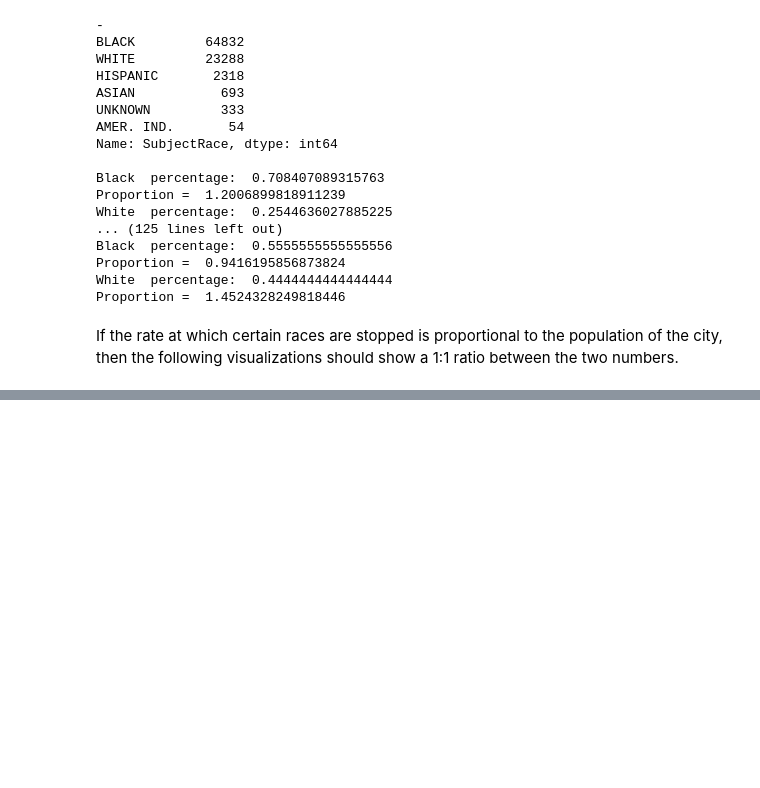
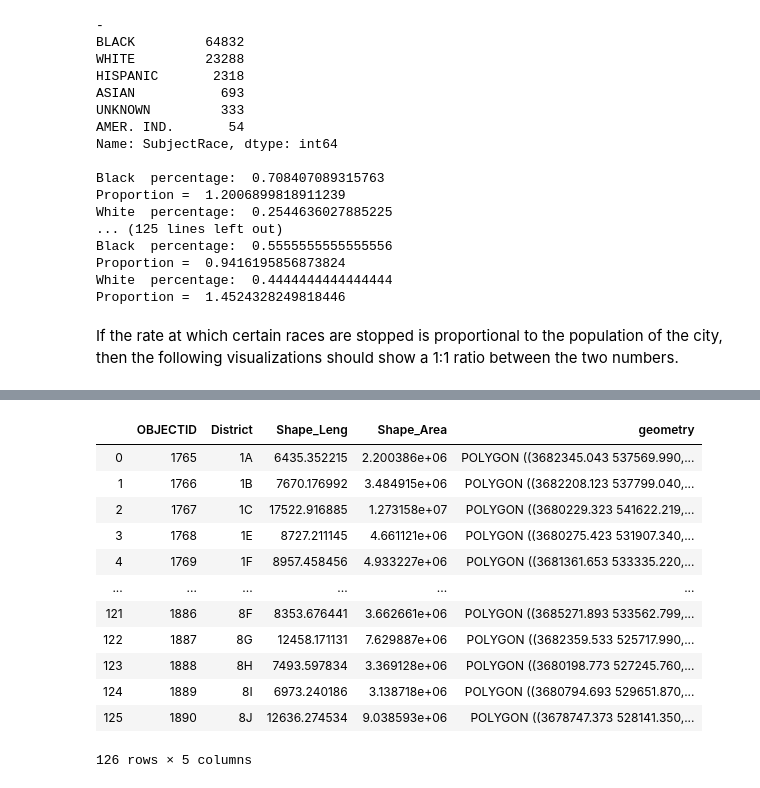
Before and after one commit to Icasas101/FinalDSTutorial, a Jupyter notebook: Final DS Tutorial.ipynb, the cells around one changed output, grey strips where cells are left out. Saved outputs shown, nothing was run; the diff lists cells and outputs as text; code cells hidden in the pictures; blank space fills up the shorter version.

```diff
--- a/Final DS Tutorial.ipynb
+++ b/Final DS Tutorial.ipynb
@@ -1150,0 +1218,17 @@ proDf.plot.bar(title="Proportion of races").hlines(1, -1, 7)
+# %%
+map_df = map_df.rename(columns={"Zone": "District"})
+map_df
+# %% [output]
+|  | OBJECTID | District | Shape_Leng | Shape_Area | geometry |
+| 0 | 1765 | 1A | 6435.352215 | 2.200386e+06 | POLYGON ((3682345.043 537569.990,... |
+| 1 | 1766 | 1B | 7670.176992 | 3.484915e+06 | POLYGON ((3682208.123 537799.040,... |
+| 2 | 1767 | 1C | 17522.916885 | 1.273158e+07 | POLYGON ((3680229.323 541622.219,... |
+| 3 | 1768 | 1E | 8727.211145 | 4.661121e+06 | POLYGON ((3680275.423 531907.340,... |
+| 4 | 1769 | 1F | 8957.458456 | 4.933227e+06 | POLYGON ((3681361.653 533335.220,... |
+| ... | ... | ... | ... | ... | ... |
+| 121 | 1886 | 8F | 8353.676441 | 3.662661e+06 | POLYGON ((3685271.893 533562.799,... |
+| 122 | 1887 | 8G | 12458.171131 | 7.629887e+06 | POLYGON ((3682359.533 525717.990,... |
+| 123 | 1888 | 8H | 7493.597834 | 3.369128e+06 | POLYGON ((3680198.773 527245.760,... |
+| 124 | 1889 | 8I | 6973.240186 | 3.138718e+06 | POLYGON ((3680794.693 529651.870,... |
+| 125 | 1890 | 8J | 12636.274534 | 9.038593e+06 | POLYGON ((3678747.373 528141.350,... |
+126 rows × 5 columns
```
Also changed, not shown: parts of 13 cells of this notebook, 6 other files.
